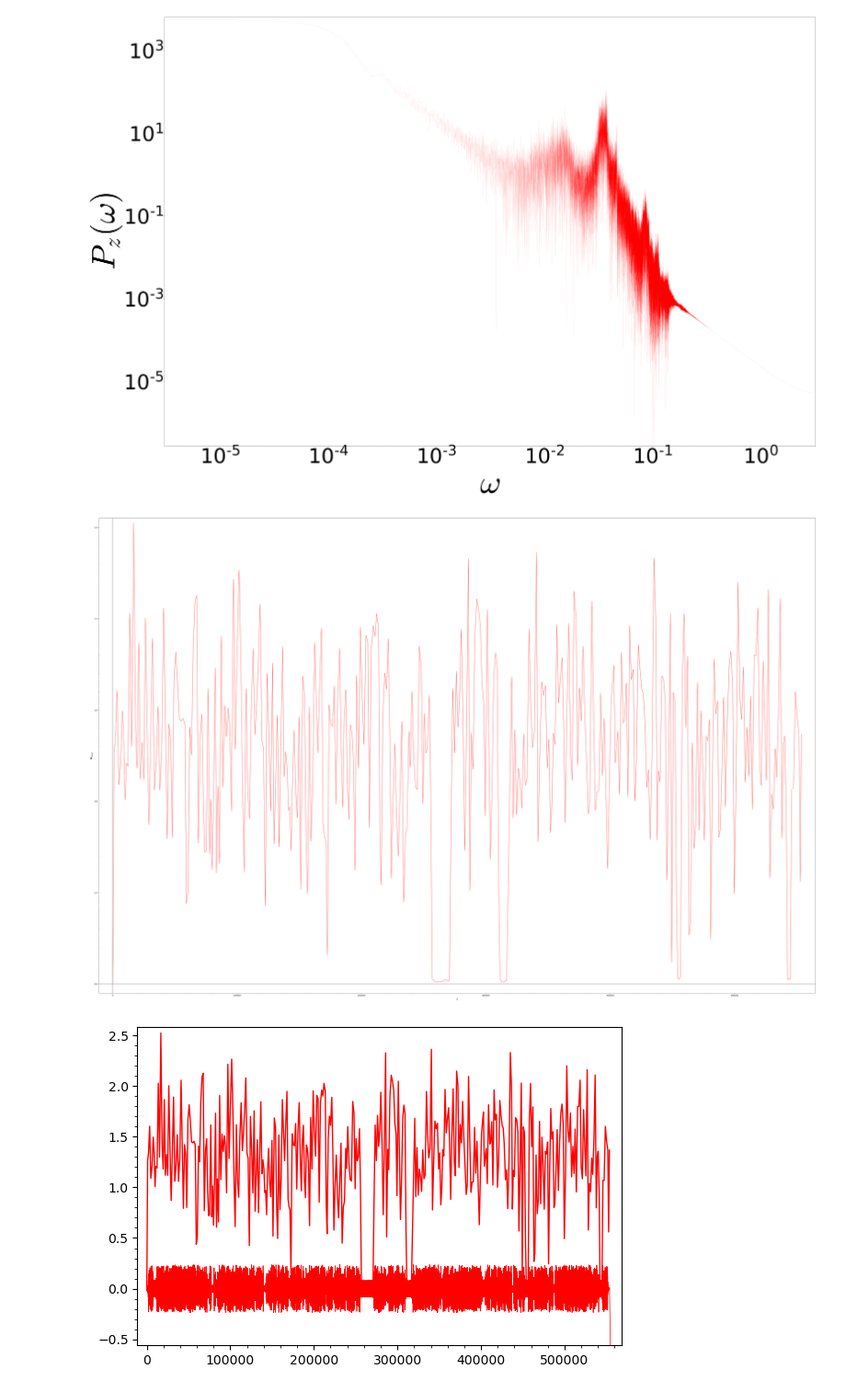
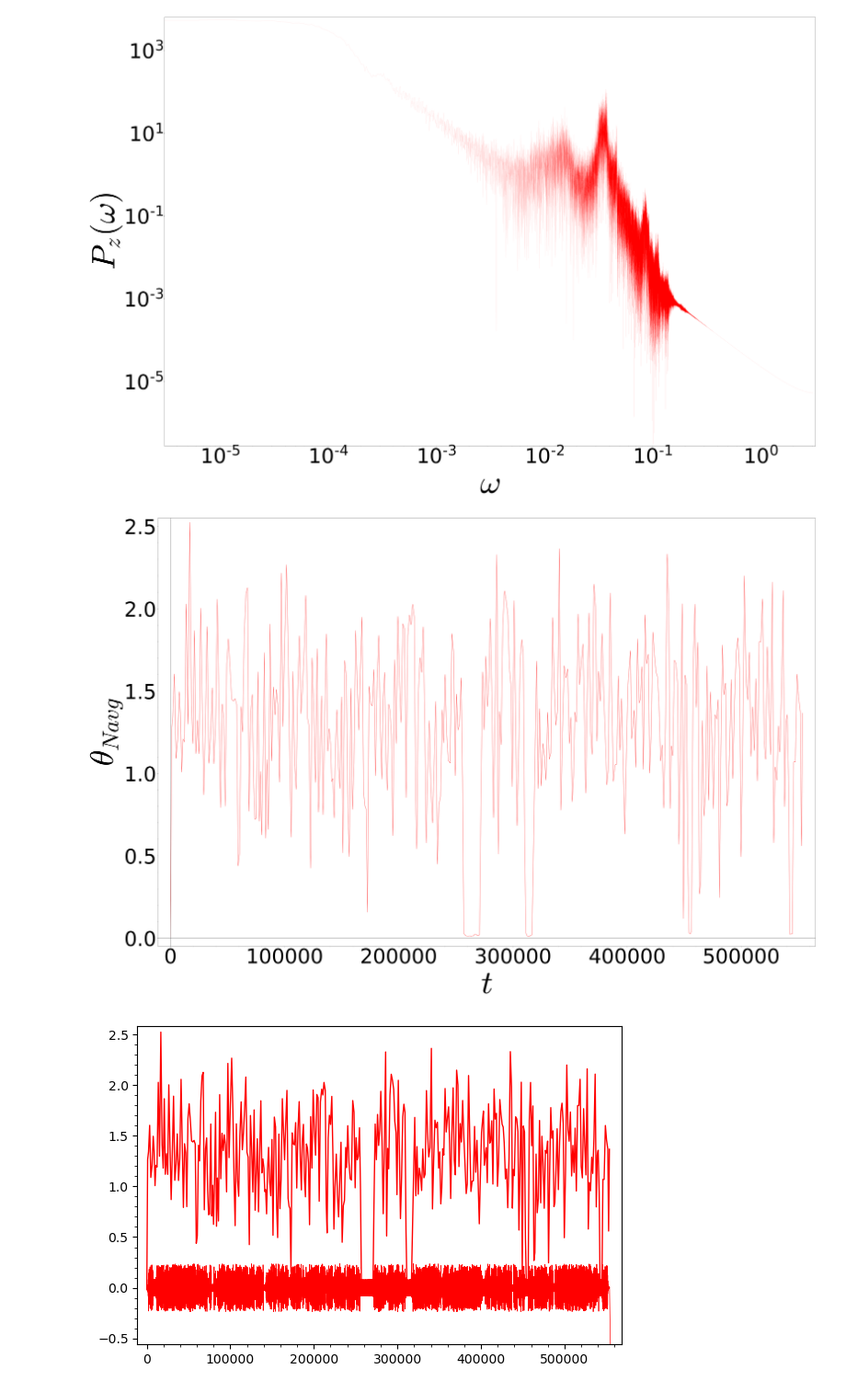
Before and after one commit to KstrsKostas/GRsmcode, a Jupyter notebook: Sticky Light Rays.ipynb, the cells around one changed output. Shown at 92% size. Drawn from its saved outputs; the diff is of its cells as text; code cells hidden in the pictures.

```diff
--- a/Sticky Light Rays.ipynb
+++ b/Sticky Light Rays.ipynb
@@ -155,5 +155,5 @@ def sticky(i):
 
     return poin0
 # %%
-pool = mp.Pool(11)
+pool = mp.Pool(8)
 poinc_single = pool.map(sticky,[i for i in loop])
@@ -229,32 +211,32 @@ Invalid limit will be ignored.
 # %%
 
 rn=[]
 n=0
 ang1=0
 rn0=0
 for i in range (len(gg)-1):
 
     c=vector([2.24,0])
     a = vector([gg[i][0],gg[i][1]])
 
     b = vector([gg[i+1][0],gg[i+1][1]])
     c1=a-c
     c2=b-c
     dotproduct = c1.dot_product(c2)
     myfraction = dotproduct/(norm(c1) * norm(c2))
     ang=arccos(myfraction).n()
     ang1+=ang
 
     if i % 15 == 0:
 
         rn0=ang1/15
         rn.append([list3[i][0][0],rn0])
         ang1=0
 
 
 
 graphrot=list_plot(rn,plotjoined=True,thickness=1,frame=True,color='red',base=10)
-show(graphrot,ymin=0,ymax=2.5,figsize=50,fontsize=10,axes_labels=[r'$t$', r'$\theta_{Navg}$'])
+show(graphrot,ymin=0,ymax=2.5,figsize=50,fontsize=100,axes_labels=[r'$t$', r'$\theta_{Navg}$'])
 # %% [output]
-[figure, old version]
+[figure, new version]
 # %%
```
Also changed, not shown: parts of 3 cells of this notebook.
